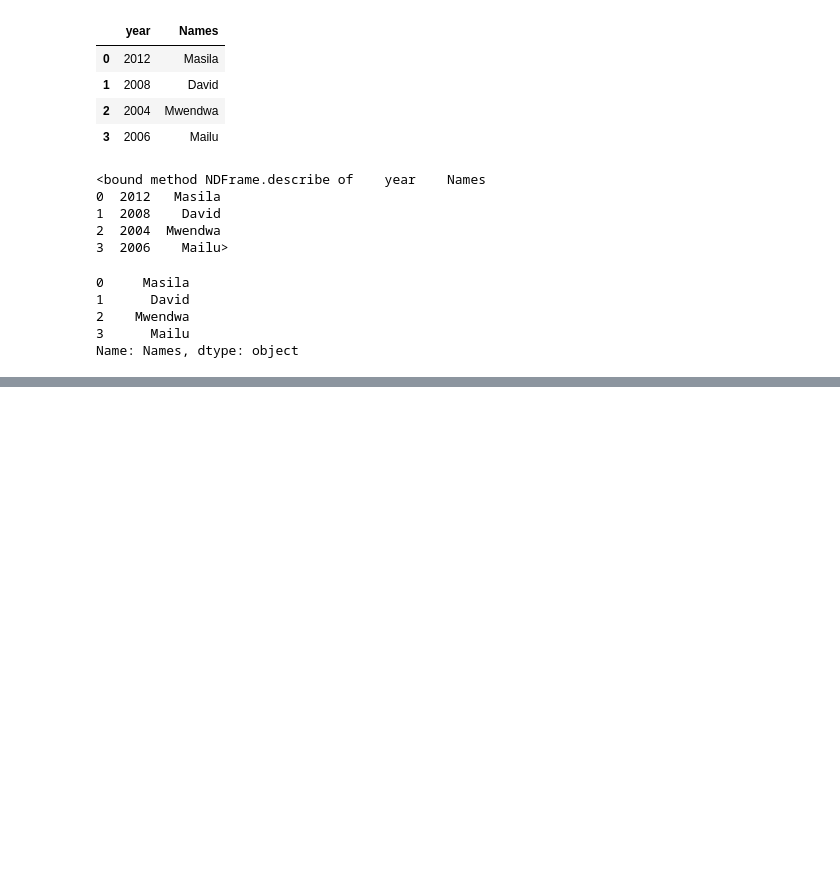
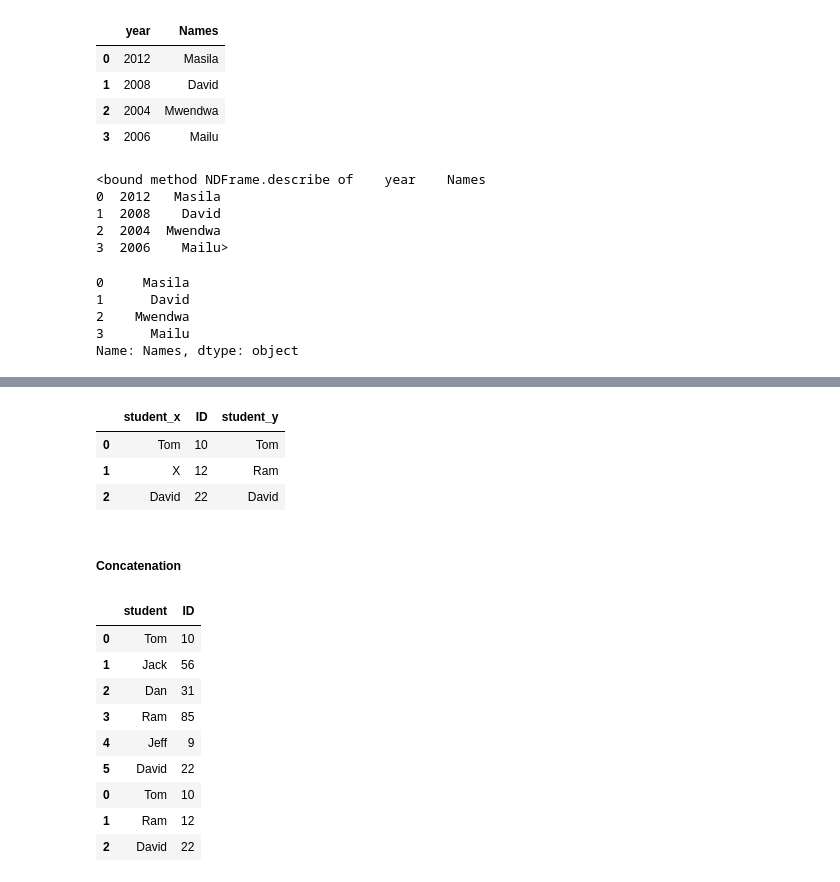
Before and after one commit to DavidMasila/Python-Data-Analysis, a Jupyter notebook: Simplilearn Pandas.ipynb, the cells around one changed output, grey strips where cells are left out. Saved outputs shown, nothing was run; the diff lists cells and outputs as text; code cells hidden in the pictures; blank space fills up the shorter version.

```diff
--- a/Simplilearn Pandas.ipynb
+++ b/Simplilearn Pandas.ipynb
@@ -259,0 +578,6 @@ Name: Names, dtype: object
+# %%
+dfD=pd.DataFrame({'student':['Tom','Jack','Dan','Ram','Jeff','David'],
+                 'ID':[10,56,31,85,9,22]})
+# %%
+dfE=pd.DataFrame({'student':['Tom','Ram','David'],
+                 'ID':[10,12,22]})
@@ -259,0 +613,25 @@ Name: Names, dtype: object
+# %%
+#merge a right join on ID and fill NaN with x
+#as shown in the result, this merge method uses the dfE as the main dataframe and evaluates its contents to dfD
+pd.merge(dfD,dfE,on='ID',how='right').fillna('X')
+# %% [output]
+|  | student_x | ID | student_y |
+| 0 | Tom | 10 | Tom |
+| 1 | X | 12 | Ram |
+| 2 | David | 22 | David |
+# %% [markdown]
+##### Concatenation
+# %%
+#concatenation without ingoring index
+pd.concat([dfD,dfE])
+# %% [output]
+|  | student | ID |
+| 0 | Tom | 10 |
+| 1 | Jack | 56 |
+| 2 | Dan | 31 |
+| 3 | Ram | 85 |
+| 4 | Jeff | 9 |
+| 5 | David | 22 |
+| 0 | Tom | 10 |
+| 1 | Ram | 12 |
+| 2 | David | 22 |
```
Also changed, not shown: parts of 67 cells of this notebook, 4 other files.
